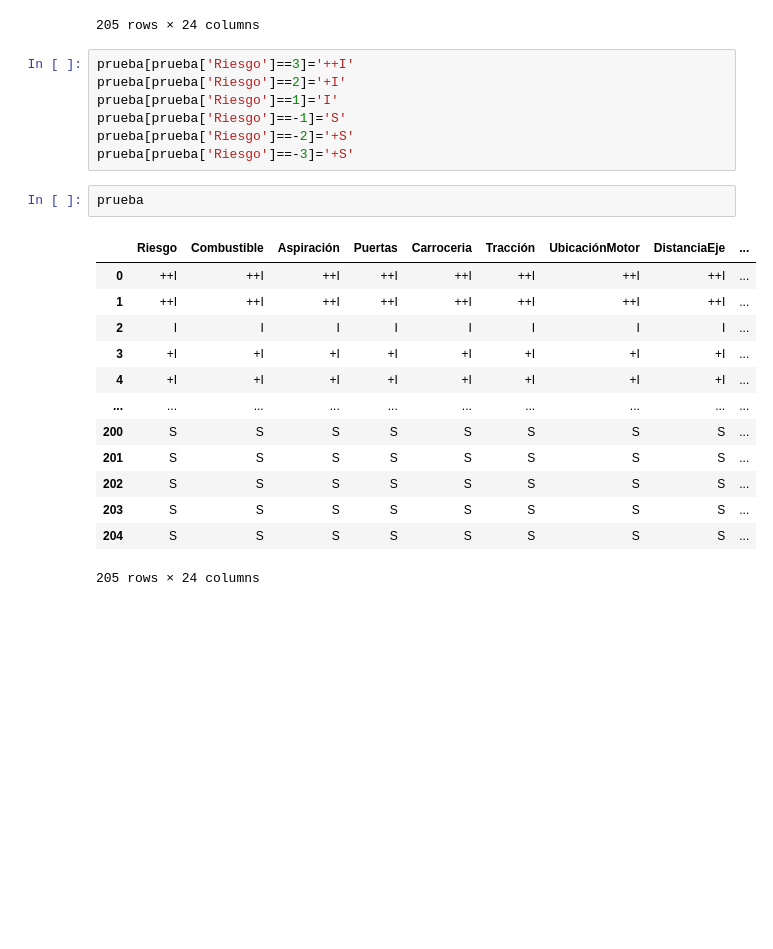
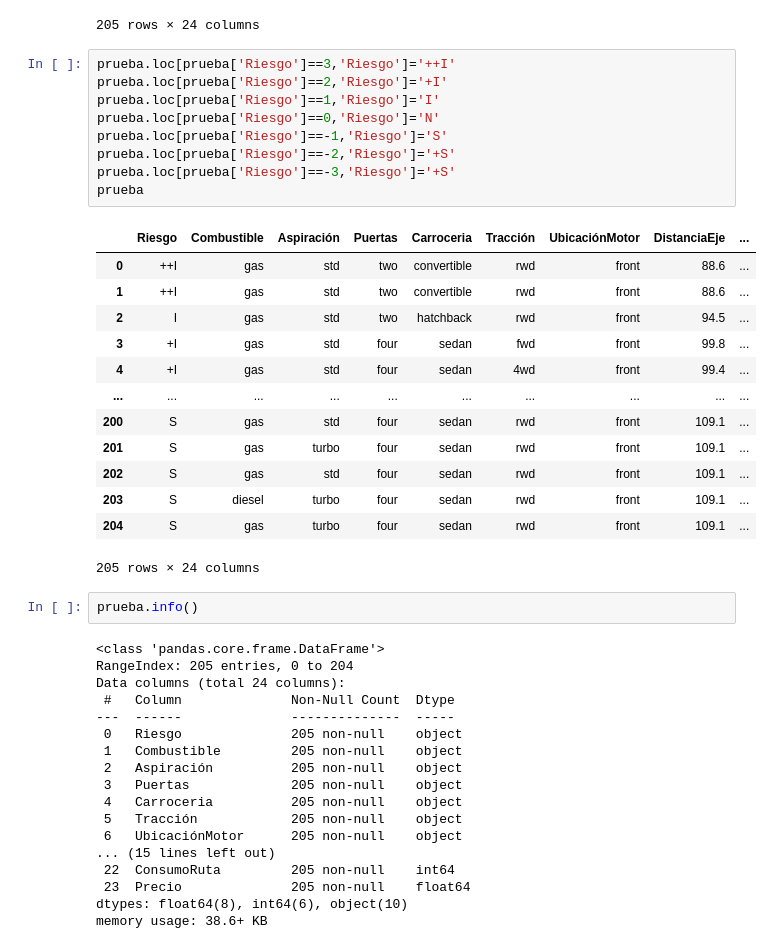
Before and after one commit to Juancito2085/Integrador-M6, a Jupyter notebook: Preparacion_datos.ipynb, the cells around one changed output. Saved outputs shown, nothing was run; the diff lists cells and outputs as text; blank space fills up the shorter version.

```diff
--- a/Preparacion_datos.ipynb
+++ b/Preparacion_datos.ipynb
@@ -176,25 +176,45 @@ prueba
 | 204 | -1 | gas | turbo | four | sedan | rwd | front | 109.1 | ... |
 205 rows × 24 columns
 # %%
-prueba[prueba['Riesgo']==3]='++I'
-prueba[prueba['Riesgo']==2]='+I'
-prueba[prueba['Riesgo']==1]='I'
-prueba[prueba['Riesgo']==-1]='S'
-prueba[prueba['Riesgo']==-2]='+S'
-prueba[prueba['Riesgo']==-3]='+S'
+prueba.loc[prueba['Riesgo']==3,'Riesgo']='++I'
+prueba.loc[prueba['Riesgo']==2,'Riesgo']='+I'
+prueba.loc[prueba['Riesgo']==1,'Riesgo']='I'
+prueba.loc[prueba['Riesgo']==0,'Riesgo']='N'
+prueba.loc[prueba['Riesgo']==-1,'Riesgo']='S'
+prueba.loc[prueba['Riesgo']==-2,'Riesgo']='+S'
+prueba.loc[prueba['Riesgo']==-3,'Riesgo']='+S'
+prueba
+# %% [output]
+|  | Riesgo | Combustible | Aspiración | Puertas | Carroceria | Tracción | UbicaciónMotor | DistanciaEje | ... |
+| 0 | ++I | gas | std | two | convertible | rwd | front | 88.6 | ... |
+| 1 | ++I | gas | std | two | convertible | rwd | front | 88.6 | ... |
+| 2 | I | gas | std | two | hatchback | rwd | front | 94.5 | ... |
+| 3 | +I | gas | std | four | sedan | fwd | front | 99.8 | ... |
+| 4 | +I | gas | std | four | sedan | 4wd | front | 99.4 | ... |
+| ... | ... | ... | ... | ... | ... | ... | ... | ... | ... |
+| 200 | S | gas | std | four | sedan | rwd | front | 109.1 | ... |
+| 201 | S | gas | turbo | four | sedan | rwd | front | 109.1 | ... |
+| 202 | S | gas | std | four | sedan | rwd | front | 109.1 | ... |
+| 203 | S | diesel | turbo | four | sedan | rwd | front | 109.1 | ... |
+| 204 | S | gas | turbo | four | sedan | rwd | front | 109.1 | ... |
+205 rows × 24 columns
 # %%
-prueba
+prueba.info()
 # %% [output]
-|  | Riesgo | Combustible | Aspiración | Puertas | Carroceria | Tracción | UbicaciónMotor | DistanciaEje | ... |
-| 0 | ++I | ++I | ++I | ++I | ++I | ++I | ++I | ++I | ... |
-| 1 | ++I | ++I | ++I | ++I | ++I | ++I | ++I | ++I | ... |
-| 2 | I | I | I | I | I | I | I | I | ... |
-| 3 | +I | +I | +I | +I | +I | +I | +I | +I | ... |
-| 4 | +I | +I | +I | +I | +I | +I | +I | +I | ... |
-| ... | ... | ... | ... | ... | ... | ... | ... | ... | ... |
-| 200 | S | S | S | S | S | S | S | S | ... |
-| 201 | S | S | S | S | S | S | S | S | ... |
-| 202 | S | S | S | S | S | S | S | S | ... |
-| 203 | S | S | S | S | S | S | S | S | ... |
-| 204 | S | S | S | S | S | S | S | S | ... |
-205 rows × 24 columns
+<class 'pandas.core.frame.DataFrame'>
+RangeIndex: 205 entries, 0 to 204
+Data columns (total 24 columns):
+ #   Column              Non-Null Count  Dtype
+---  ------              --------------  -----
+ 0   Riesgo              205 non-null    object
+ 1   Combustible         205 non-null    object
+ 2   Aspiración          205 non-null    object
+ 3   Puertas             205 non-null    object
+ 4   Carroceria          205 non-null    object
+ 5   Tracción            205 non-null    object
+ 6   UbicaciónMotor      205 non-null    object
+... (15 lines left out)
+ 22  ConsumoRuta         205 non-null    int64
+ 23  Precio              205 non-null    float64
+dtypes: float64(8), int64(6), object(10)
+memory usage: 38.6+ KB
```
Also changed, not shown: parts of 2 cells of this notebook.
